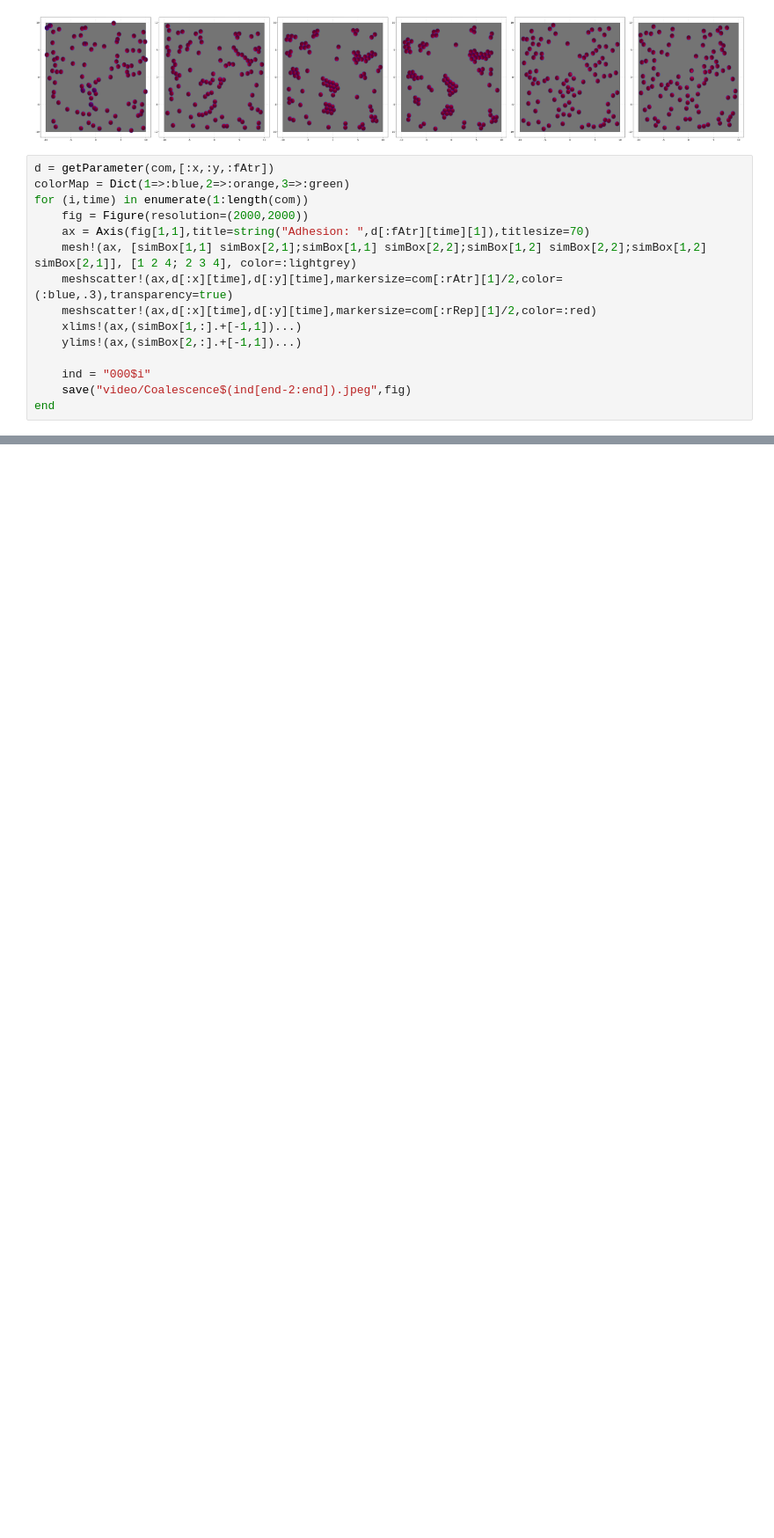
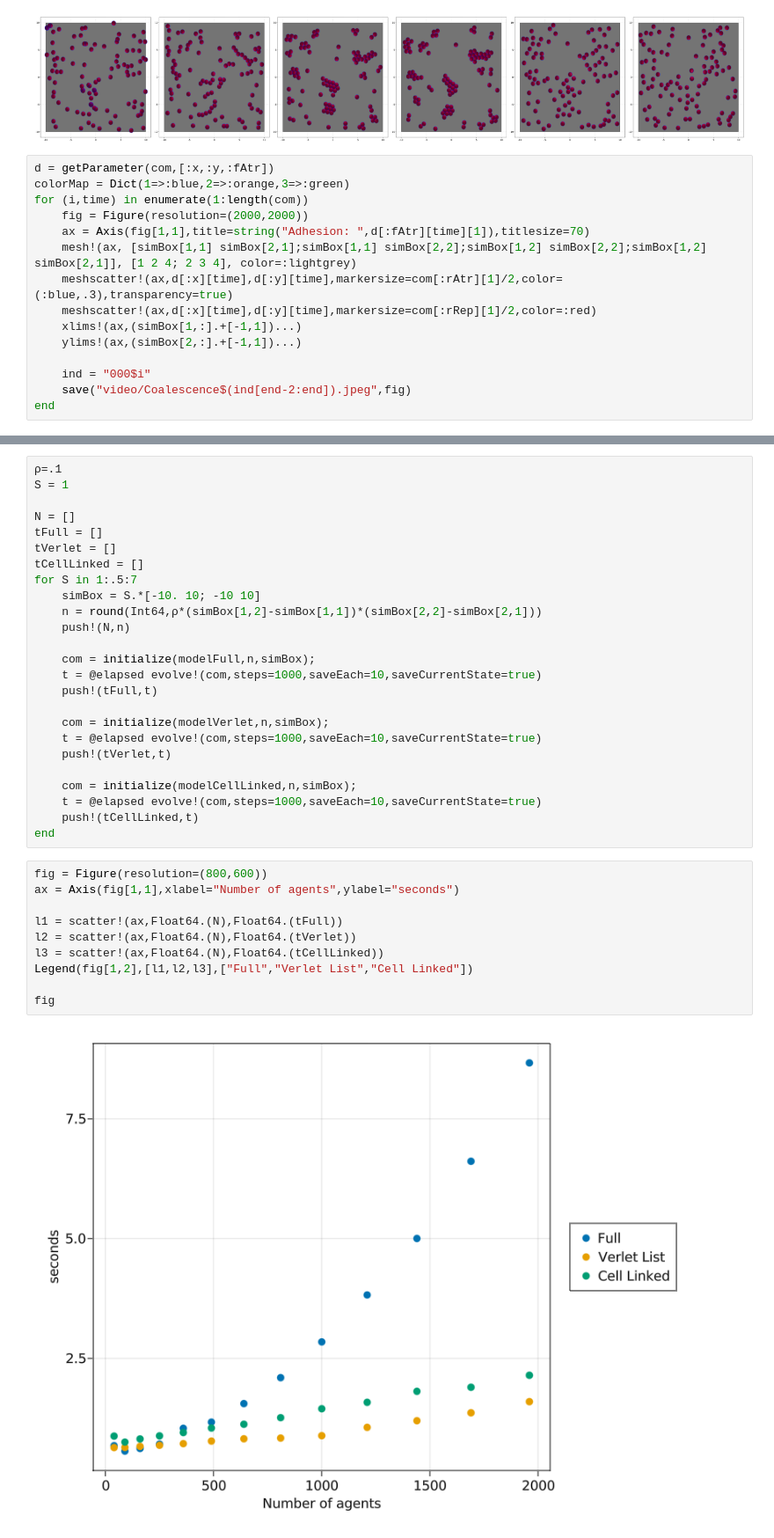
Before and after one commit to dsb-lab/CellBasedModels.jl, a Jupyter notebook: examples/Aggregation.ipynb, the cells around one changed output, grey strips where cells are left out. Shown at 88% size. Cells and saved outputs as stored; diff of their text form; blank space fills up the shorter version.

```diff
--- a/examples/Aggregation.ipynb
+++ b/examples/Aggregation.ipynb
@@ -211,0 +287,37 @@ end
+# %%
+ρ=.1
+S = 1
+
+N = []
+tFull = []
+tVerlet = []
+tCellLinked = []
+for S in 1:.5:7
+    simBox = S.*[-10. 10; -10 10]
+    n = round(Int64,ρ*(simBox[1,2]-simBox[1,1])*(simBox[2,2]-simBox[2,1]))
+    push!(N,n)
+
+    com = initialize(modelFull,n,simBox);
+    t = @elapsed evolve!(com,steps=1000,saveEach=10,saveCurrentState=true)
+    push!(tFull,t)
+
+    com = initialize(modelVerlet,n,simBox);
+    t = @elapsed evolve!(com,steps=1000,saveEach=10,saveCurrentState=true)
+    push!(tVerlet,t)
+
+    com = initialize(modelCellLinked,n,simBox);
+    t = @elapsed evolve!(com,steps=1000,saveEach=10,saveCurrentState=true)
+    push!(tCellLinked,t)
+end
+# %%
+fig = Figure(resolution=(800,600))
+ax = Axis(fig[1,1],xlabel="Number of agents",ylabel="seconds")
+
+l1 = scatter!(ax,Float64.(N),Float64.(tFull))
+l2 = scatter!(ax,Float64.(N),Float64.(tVerlet))
+l3 = scatter!(ax,Float64.(N),Float64.(tCellLinked))
+Legend(fig[1,2],[l1,l2,l3],["Full","Verlet List","Cell Linked"])
+
+fig
+# %% [output]
+[figure, added]
```
Also changed, not shown: parts of 6 cells of this notebook.
